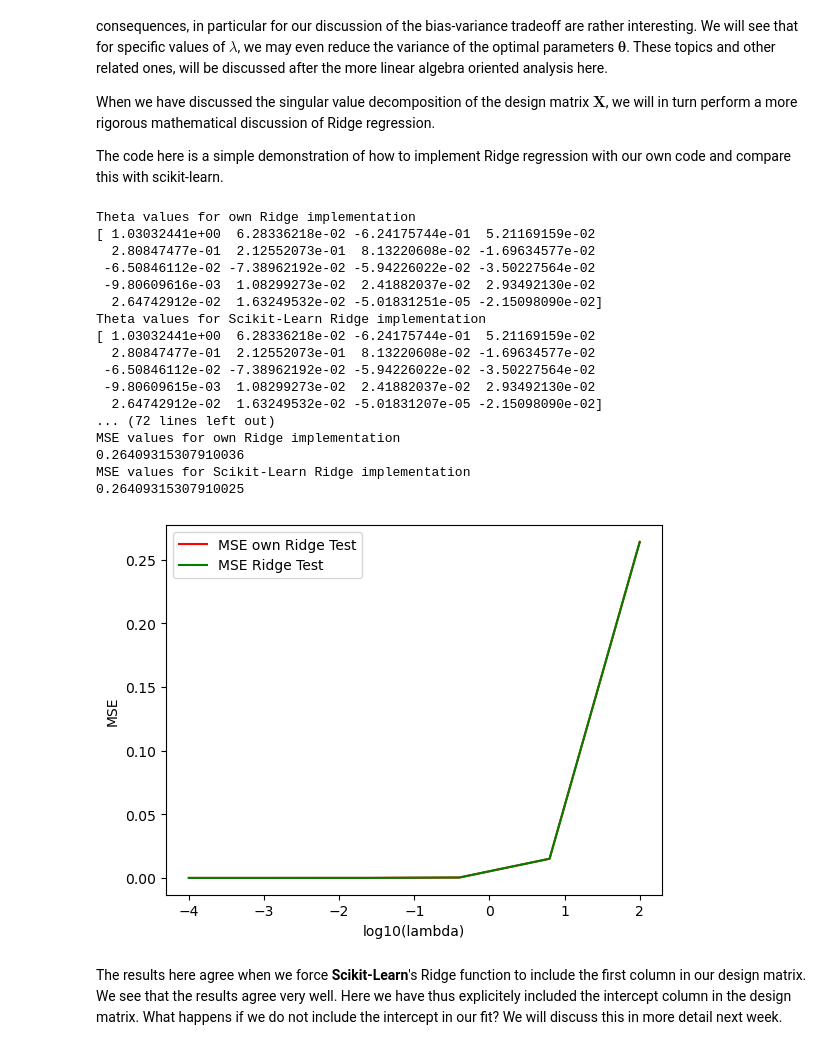
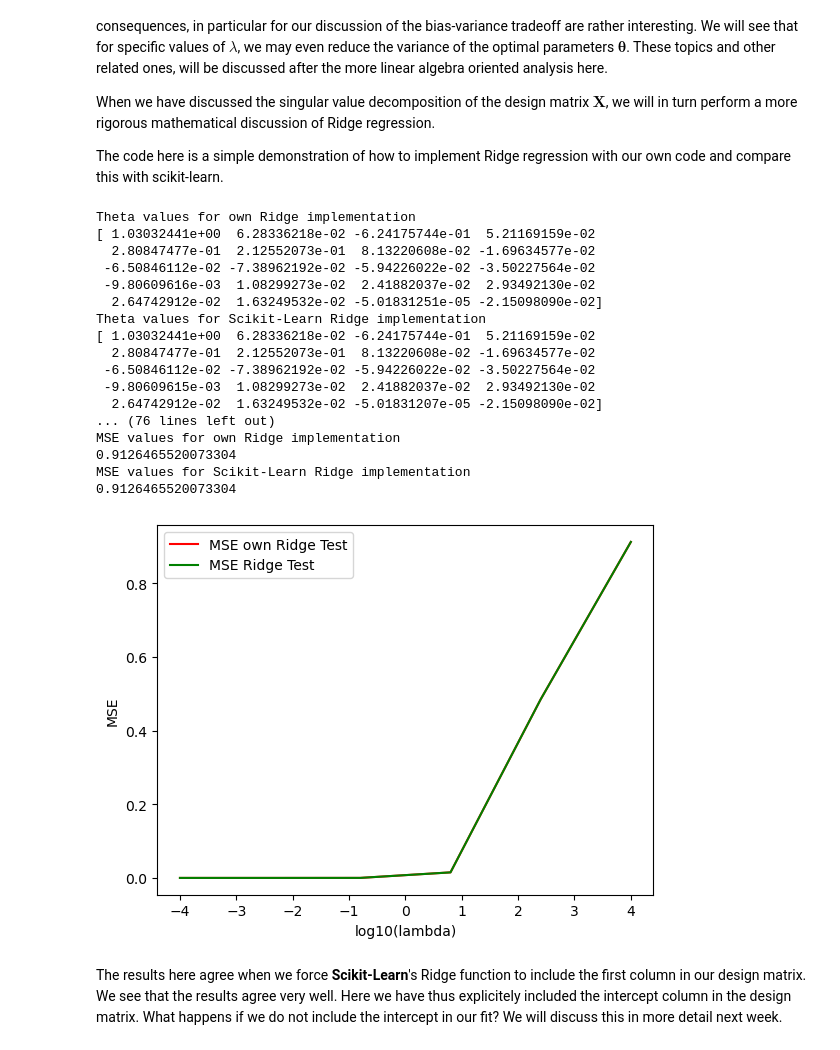
Before and after one commit to Abhinav-2223/MachineLearningUiO, a Jupyter notebook: doc/WeeklyMaterial/week35/additionweek35.ipynb, the cells around one changed output. Drawn from its saved outputs; the diff is of its cells as text; code cells hidden in the pictures.

```diff
--- a/doc/WeeklyMaterial/week35/additionweek35.ipynb
+++ b/doc/WeeklyMaterial/week35/additionweek35.ipynb
@@ -1135,7 +1135,7 @@ I = np.eye(p,p)
 nlambdas = 6
 MSEOwnRidgePredict = np.zeros(nlambdas)
 MSERidgePredict = np.zeros(nlambdas)
-lambdas = np.logspace(-4, 2, nlambdas)
+lambdas = np.logspace(-4, 4, nlambdas)
 for i in range(nlambdas):
     lmb = lambdas[i]
     OwnRidgeTheta = np.linalg.pinv(X_train.T @ X_train+lmb*I) @ X_train.T @ y_train
@@ -1155,37 +1155,37 @@ for i in range(nlambdas):
     print(RegRidge.coef_)
     print("MSE values for own Ridge implementation")
     print(MSEOwnRidgePredict[i])
     print("MSE values for Scikit-Learn Ridge implementation")
     print(MSERidgePredict[i])
 
 # Now plot the results
 plt.figure()
 plt.plot(np.log10(lambdas), MSEOwnRidgePredict, 'r', label = 'MSE own Ridge Test')
 plt.plot(np.log10(lambdas), MSERidgePredict, 'g', label = 'MSE Ridge Test')
 
 plt.xlabel('log10(lambda)')
 plt.ylabel('MSE')
 plt.legend()
 plt.show()
 # %% [output]
 Theta values for own Ridge implementation
 [ 1.03032441e+00  6.28336218e-02 -6.24175744e-01  5.21169159e-02
   2.80847477e-01  2.12552073e-01  8.13220608e-02 -1.69634577e-02
  -6.50846112e-02 -7.38962192e-02 -5.94226022e-02 -3.50227564e-02
  -9.80609616e-03  1.08299273e-02  2.41882037e-02  2.93492130e-02
   2.64742912e-02  1.63249532e-02 -5.01831251e-05 -2.15098090e-02]
 Theta values for Scikit-Learn Ridge implementation
 [ 1.03032441e+00  6.28336218e-02 -6.24175744e-01  5.21169159e-02
   2.80847477e-01  2.12552073e-01  8.13220608e-02 -1.69634577e-02
  -6.50846112e-02 -7.38962192e-02 -5.94226022e-02 -3.50227564e-02
  -9.80609615e-03  1.08299273e-02  2.41882037e-02  2.93492130e-02
   2.64742912e-02  1.63249532e-02 -5.01831207e-05 -2.15098090e-02]
-... (72 lines left out)
+... (76 lines left out)
 MSE values for own Ridge implementation
-0.26409315307910036
+0.9126465520073304
 MSE values for Scikit-Learn Ridge implementation
-0.26409315307910025
+0.9126465520073304
-[figure, old version]
+[figure, new version]
 # %% [markdown]
 The results here agree when we force **Scikit-Learn**'s Ridge function to include the first column in our design matrix.
 We see that the results agree very well. Here we have thus explicitely included the intercept column in the design matrix.
```
Also changed, not shown: 2 other files.
